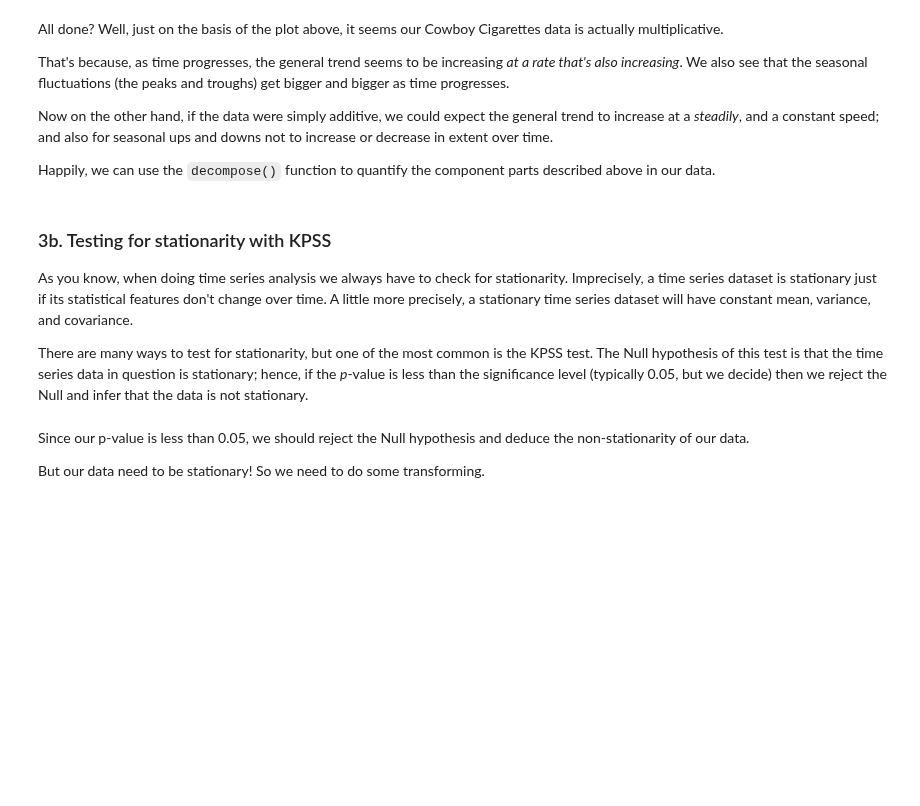
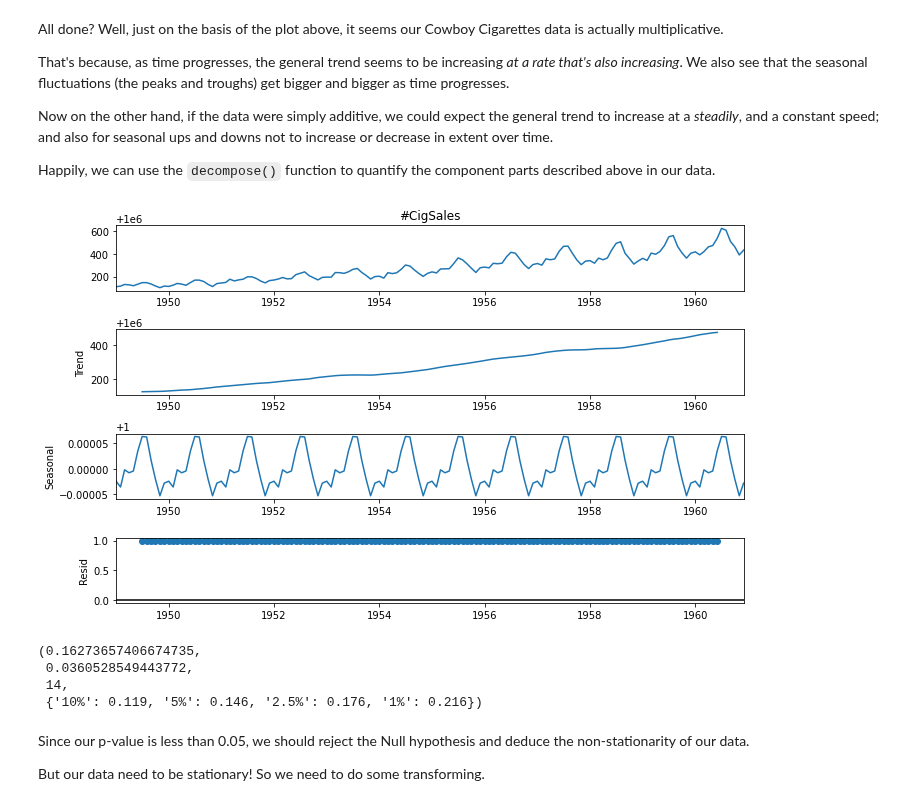
Before and after one commit to pauljacob/mini_projects, a Jupyter notebook: Cowboys&CigrettesCaseStudy/Cowboy Cigarettes Case Study - Tier 3.ipynb, the cells around one changed output. Drawn from its saved outputs; the diff is of its cells as text; code cells hidden in the pictures; blank space fills up the shorter version.

```diff
--- a/Cowboys&CigrettesCaseStudy/Cowboy Cigarettes Case Study - Tier 3.ipynb
+++ b/Cowboys&CigrettesCaseStudy/Cowboy Cigarettes Case Study - Tier 3.ipynb
@@ -336,11 +333,22 @@ _ _ _
-# %% [markdown]
-### 3b. Testing for stationarity with KPSS
-As you know, when doing time series analysis we always have to check for stationarity. Imprecisely, a time series dataset is stationary just if its statistical features don't change over time. A little more precisely, a stationary time series dataset will have constant mean, variance, and covariance.
-
-There are many ways to test for stationarity, but one of the most common is the KPSS test. The Null hypothesis of this test is that the time series data in question is stationary; hence, if the *p*-value is less than the significance level (typically 0.05, but we decide) then we reject the Null and infer that the data is not stationary.
+# %%
+import statsmodels.api as sm
+decomposition = sm.tsa.seasonal_decompose(y, model='multiplicative')
+
+
+plt.rcParams["figure.figsize"]=(10, 6)
+
+# Plot the original data, the trend, the seasonality, and the residuals
+fig = decomposition.plot()
+# %% [output]
+[figure, added]
 # %%
 from statsmodels.tsa.stattools import kpss
-_ _ _
+kpss(y, regression='ct')
+# %% [output]
+(0.16273657406674735,
+ 0.0360528549443772,
+ 14,
+ {'10%': 0.119, '5%': 0.146, '2.5%': 0.176, '1%': 0.216})
 # %% [markdown]
 Since our p-value is less than 0.05, we should reject the Null hypothesis and deduce the non-stationarity of our data.
 
```
Also changed, not shown: parts of 43 cells of this notebook.
